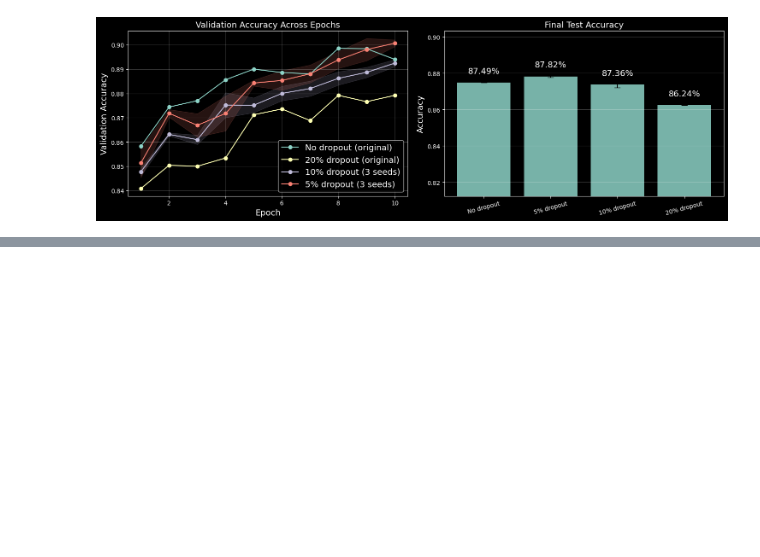
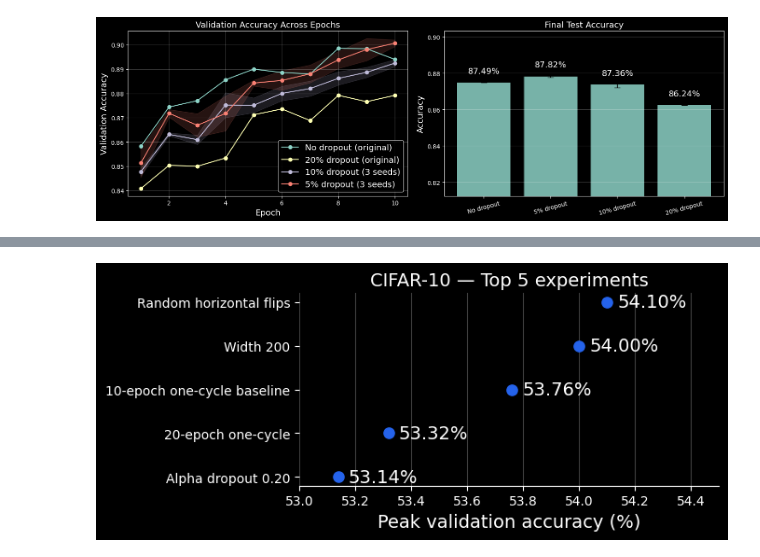
Before and after one commit to oabdelhalim8/ML---10, a Jupyter notebook: ML_project.ipynb, the cells around one changed output, grey strips where cells are left out. Drawn from its saved outputs; the diff is of its cells as text; code cells hidden in the pictures; blank space fills up the shorter version.

```diff
--- a/ML_project.ipynb
+++ b/ML_project.ipynb
@@ -1611,0 +1825,8 @@ hehehe
+# %%
+def apply_max_norm(model, max_norm=2, epsilon=1e-8, dim=1):
+    with torch.no_grad():
+        for name, param in model.named_parameters():
+            if 'bias' not in name:
+                actual_norm = param.norm(p=2, dim=dim, keepdim=True)
+                target_norm = torch.clamp(actual_norm, 0, max_norm)
+                param *= target_norm / (epsilon + actual_norm)
@@ -1611,0 +3094,36 @@ hehehe
+# %%
+import matplotlib.pyplot as plt
+
+experiments = [
+    ("Random horizontal flips", 54.10),
+    ("Width 200", 54.00),
+    ("10-epoch one-cycle baseline", 53.76),
+    ("20-epoch one-cycle", 53.32),
+    ("Alpha dropout 0.20", 53.14),
+]
+
+names, scores = zip(*experiments)
+
+fig, ax = plt.subplots(figsize=(7, 3.2))
+ax.scatter(scores, names, color="#2563eb", s=65, zorder=3)
+ax.invert_yaxis()
+
+for name, score in experiments:
+    ax.annotate(
+        f"{score:.2f}%",
+        (score, name),
+        xytext=(8, 0),
+        textcoords="offset points",
+        va="center",
+    )
+
+ax.set_title("CIFAR-10 — Top 5 experiments")
+ax.set_xlabel("Peak validation accuracy (%)")
+ax.set_xlim(53.0, 54.5)
+ax.grid(axis="x", alpha=0.25)
+ax.spines[["top", "right", "left"]].set_visible(False)
+
+fig.tight_layout()
+plt.show()
+# %% [output]
+[figure, added]
```
Also changed, not shown: parts of 23 cells of this notebook.
